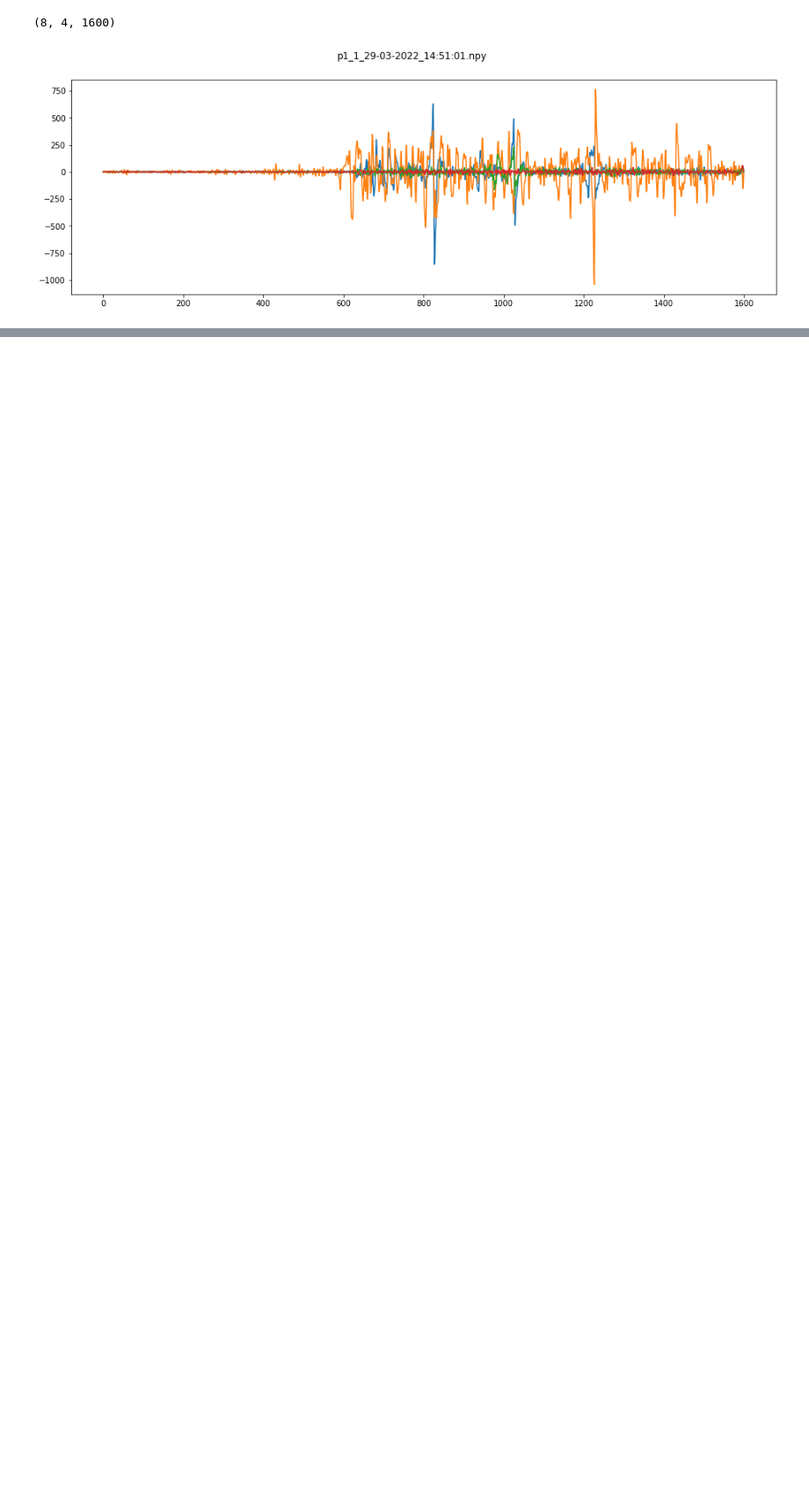
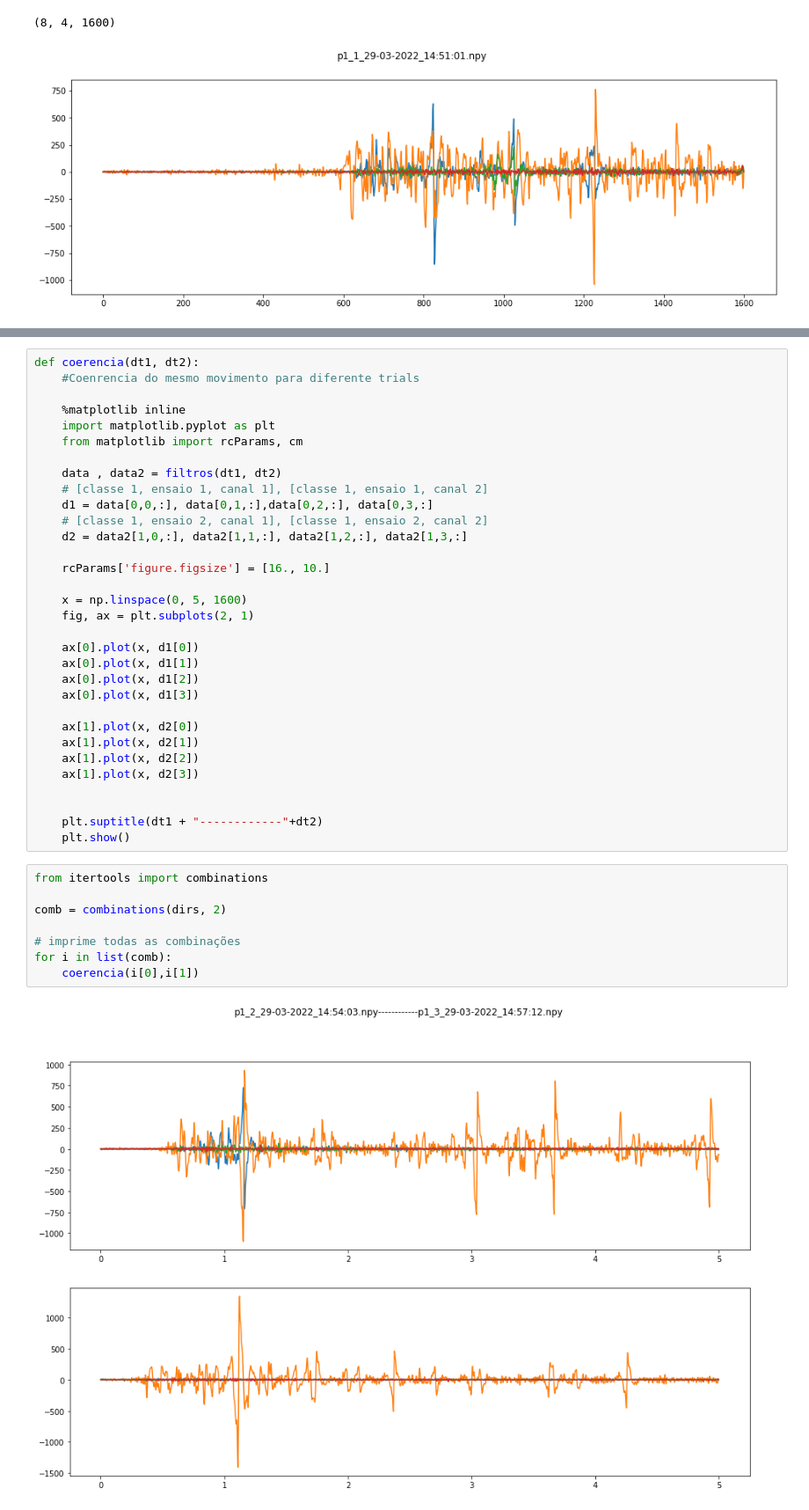
Before and after one commit to Jmallone/TOPICOS-2, a Jupyter notebook: pre-processing - Michel.ipynb, the cells around one changed output, grey strips where cells are left out. Shown at 88% size. Cells and saved outputs as stored; diff of their text form; blank space fills up the shorter version.

```diff
--- a/pre-processing - Michel.ipynb
+++ b/pre-processing - Michel.ipynb
@@ -98,0 +116,42 @@ plt.show()
+# %%
+def coerencia(dt1, dt2):
+    #Coenrencia do mesmo movimento para diferente trials
+
+    %matplotlib inline
+    import matplotlib.pyplot as plt
+    from matplotlib import rcParams, cm
+
+    data , data2 = filtros(dt1, dt2)
+    # [classe 1, ensaio 1, canal 1], [classe 1, ensaio 1, canal 2]
+    d1 = data[0,0,:], data[0,1,:],data[0,2,:], data[0,3,:]
+    # [classe 1, ensaio 2, canal 1], [classe 1, ensaio 2, canal 2]
+    d2 = data2[1,0,:], data2[1,1,:], data2[1,2,:], data2[1,3,:]
+
+    rcParams['figure.figsize'] = [16., 10.]
+
+    x = np.linspace(0, 5, 1600)
+    fig, ax = plt.subplots(2, 1)
+
+    ax[0].plot(x, d1[0])
+    ax[0].plot(x, d1[1])
+    ax[0].plot(x, d1[2])
+    ax[0].plot(x, d1[3])
+
+    ax[1].plot(x, d2[0])
+    ax[1].plot(x, d2[1])
+    ax[1].plot(x, d2[2])
+    ax[1].plot(x, d2[3])
+
+
+    plt.suptitle(dt1 + "------------"+dt2)
+    plt.show()
+# %%
+from itertools import combinations
+
+comb = combinations(dirs, 2)
+
+# imprime todas as combinações
+for i in list(comb):
+    coerencia(i[0],i[1])
+# %% [output]
+[figure, added]
```
Also changed, not shown: parts of 6 cells of this notebook.
